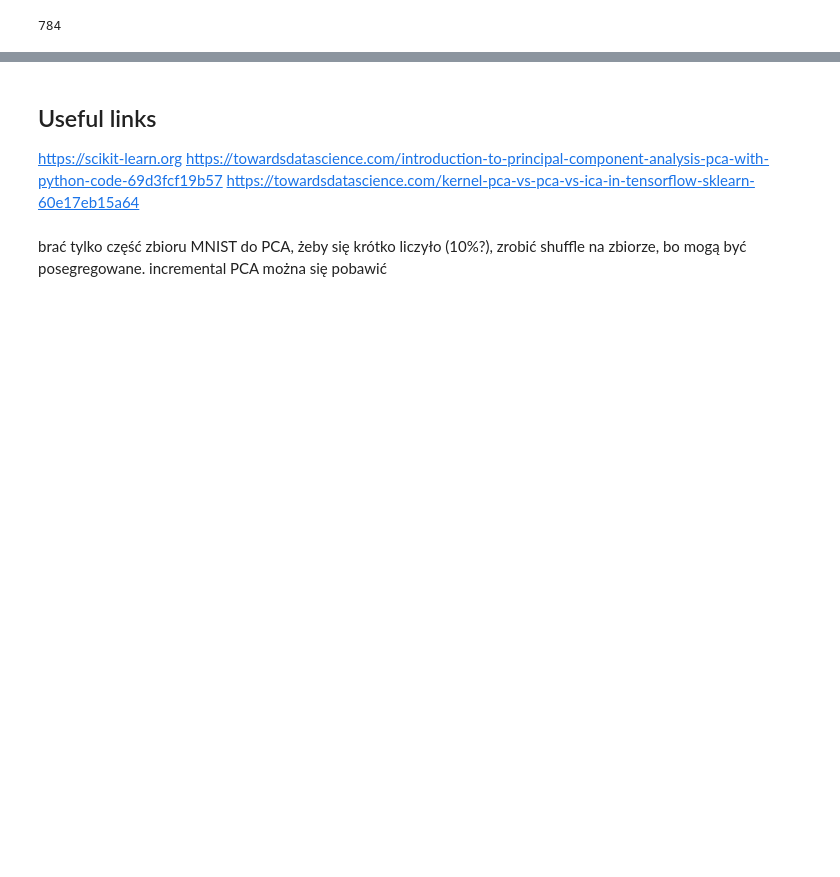
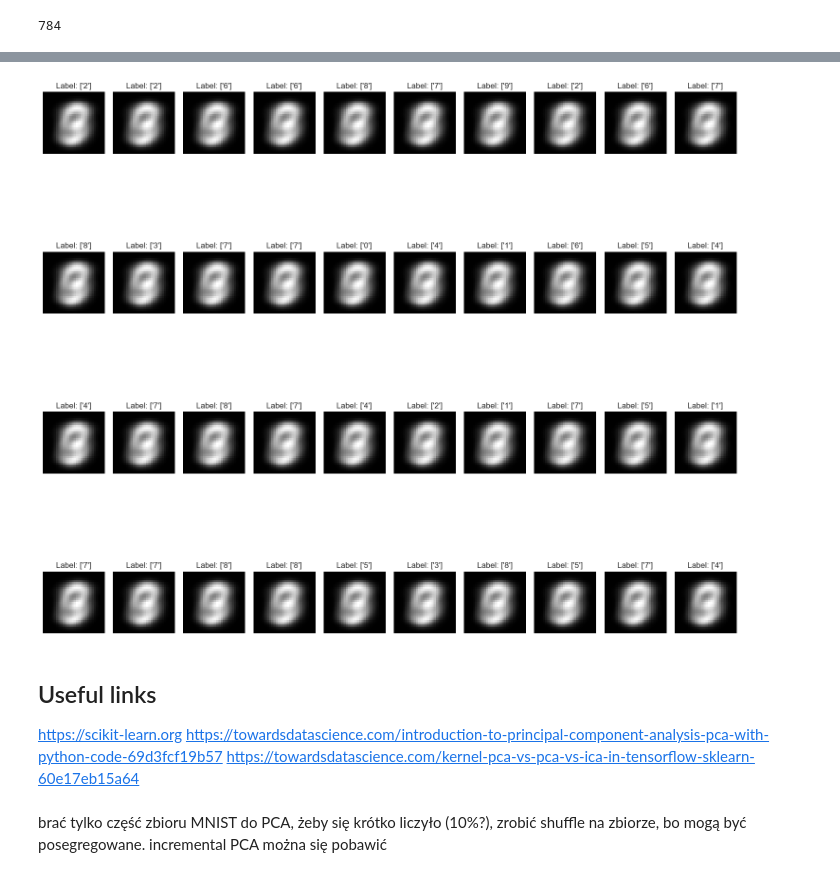
Before and after one commit to adratwa/Visualization_of_Large_Datasets, a Jupyter notebook: Lab2_pca_kernelpca.ipynb, the cells around one changed output, grey strips where cells are left out. Saved outputs shown, nothing was run; the diff lists cells and outputs as text; code cells hidden in the pictures; blank space fills up the shorter version.

```diff
--- a/Lab2_pca_kernelpca.ipynb
+++ b/Lab2_pca_kernelpca.ipynb
@@ -682,19 +705,21 @@ print(X_reconstructed[:5])
 # %%
 X =  X_reconstructed
-y = my_train_y.to_numpy()
+y = y_train.to_numpy()
 
 
 n_rows = 4
 n_cols = 10
 
 fig, axes = plt.subplots(n_rows, n_cols, figsize=(15, 15))
 
 for row in range(n_rows):
     for col in range(n_cols):
         index = row * n_cols + col
         axes[row, col].imshow(X[index].reshape(28, 28), cmap='gray')
         axes[row, col].set_title(f'Label: {y[index]}')
         axes[row, col].axis('off')
 
 plt.tight_layout()
 plt.show()
+# %% [output]
+[figure, added]
```
Also changed, not shown: parts of 21 cells of this notebook, 56 other files.
